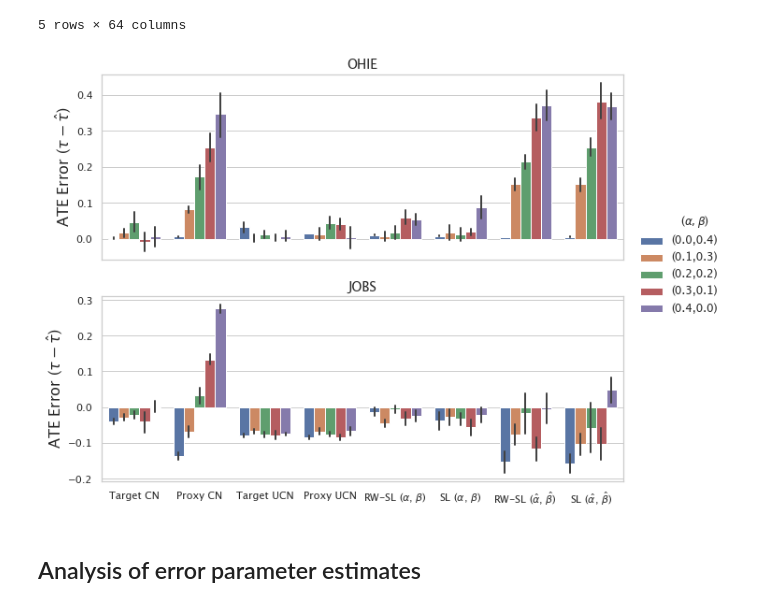
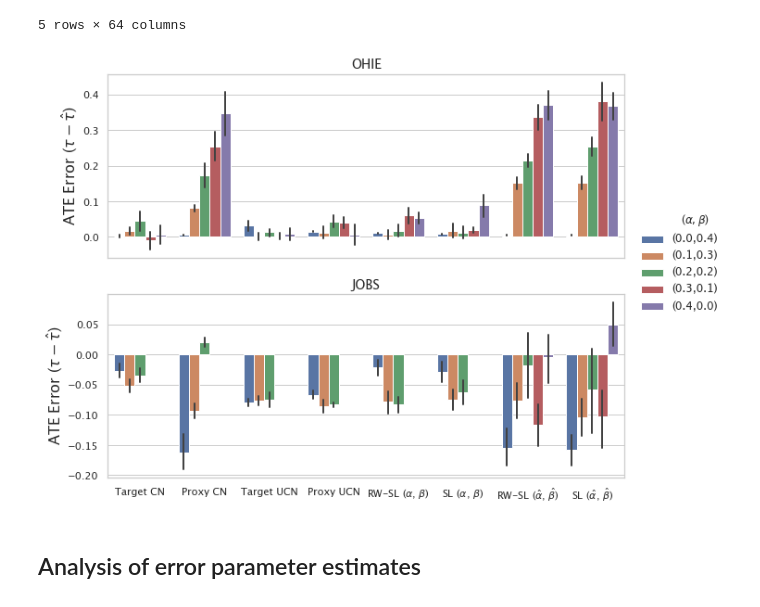
Before and after one commit to lguerdan/counterfactual-decision-support, a Jupyter notebook: notebook_results.ipynb, the cells around one changed output. Saved outputs shown, nothing was run; the diff lists cells and outputs as text; code cells hidden in the pictures.

Commit message:
Learn weights via RW-SL oracle setting

```diff
--- a/notebook_results.ipynb
+++ b/notebook_results.ipynb
@@ -179,7 +179,7 @@ jdf_learned.groupby(['param']).mean()
 # %%
 odf_oracle = get_ate_result_df('main_table_ohie_oracle_crossfit').reset_index()
 odf_learned = get_ate_result_df('main_table_ohie_learned_crossfit').reset_index()
-jdf_oracle = get_ate_result_df('main_table_jobs_oracle').reset_index()
+jdf_oracle = get_ate_result_df('ATE_RERUN_jobs_crossfit_oracle_R10').reset_index()
 jdf_learned = get_ate_result_df('main_table_jobs_learned').reset_index()
 
 # Load learned baselines
@@ -211,34 +211,34 @@ disp_names = {
     'Proxy Oracle': r'$f_{Y_t}$',
     'OBS Oracle': 'Target UCN',
     'OBS': 'Proxy UCN',
     'RW-SL (learned)' : r'RW-SL ($\hat{\alpha}$, $\hat{\beta}$)',
     'COM-SL (learned)' : r'SL ($\hat{\alpha}$, $\hat{\beta}$)',
 }
 
 
 fig, (ax1, ax2) = plt.subplots(2, 1, figsize=(10, 8), sharex=True)
 g = sns.barplot(data=ohie_df, x='baseline', y='ate_error', hue='param',
                 order=include_baselines + learned_baselines, ci=68, errwidth=2, ax=ax1)
 ax1.set_xlabel("")
 ax1.set_ylabel(r'ATE Error ($\tau - \hat{\tau}$)')
 ax1.set_title('OHIE')
 g.legend().set_visible(False)
 
 g = sns.barplot(data=jobs_df, x='baseline',y='ate_error',hue='param',
                 ci=68, errwidth=2, ax=ax2, order=include_baselines + learned_baselines)
 plt.xlabel("")
 ax2.set_ylabel(r'ATE Error ($\tau - \hat{\tau}$)')
 ax2.set_title('JOBS')
 ax2.legend( title=r"         ($\alpha, \beta$)", bbox_to_anchor=(1.2, 1.5))
 
 
 # handles, labels = plt.gca().get_legend_handles_labels()
 labels = [disp_names[item.get_text()] for item in ax2.get_xticklabels()]
 ax2.set_xticklabels(labels)
 
 plt.savefig('figs/tau_bias.png', dpi=500, bbox_inches = "tight")
 # %% [output]
-[figure, old version]
+[figure, new version]
 # %% [markdown]
 ## Analysis of error parameter estimates
 # %%
```
Also changed, not shown: parts of 12 cells of this notebook, 2 other files.
